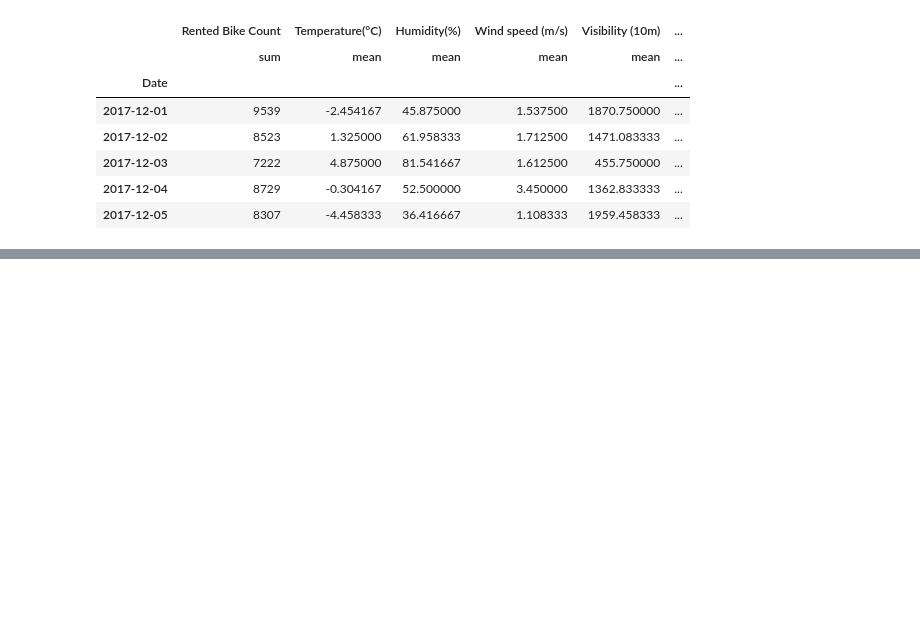
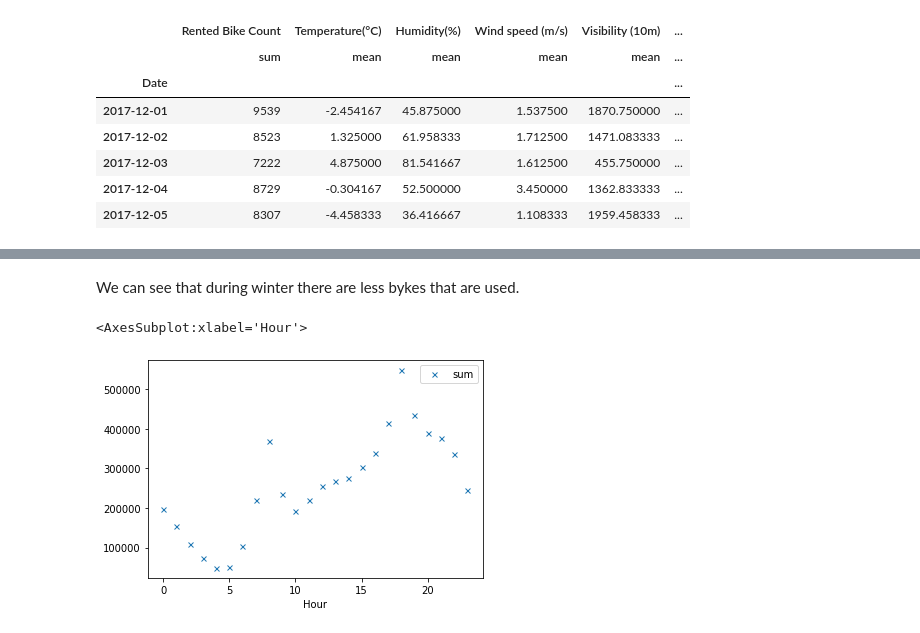
Before and after one commit to Pierre-Portfolio/Seoul-Bike-Sharing, a Jupyter notebook: SeoulBike.ipynb, the cells around one changed output, grey strips where cells are left out. Cells and saved outputs as stored; diff of their text form; code cells hidden in the pictures; blank space fills up the shorter version.

```diff
--- a/SeoulBike.ipynb
+++ b/SeoulBike.ipynb
@@ -109,3 +118,7 @@ df2.head()
 | 2017-12-03 | 7222 | 4.875000 | 81.541667 | 1.612500 | 455.750000 | ... |
 | 2017-12-04 | 8729 | -0.304167 | 52.500000 | 3.450000 | 1362.833333 | ... |
 | 2017-12-05 | 8307 | -4.458333 | 36.416667 | 1.108333 | 1959.458333 | ... |
+# %%
+#We create sum dataframe for scattler plot
+dfHour = df.groupby('Hour').agg({'Rented Bike Count': ['sum'], 'Temperature(°C)': ['mean'], 'Humidity(%)': ['mean'], 'Wind speed (m/s)': ['mean'], 'Visibility (10m)': ['mean'], 'Dew point temperature(°C)': ['mean'], 'Solar Radiation (MJ/m2)': ['mean'], 'Rainfall(mm)': ['mean'], 'Snowfall (cm)': ['mean'], 'Seasons': ['mean'], 'Holiday': ['mean'], 'Functioning Day': ['mean']})
+dfHour.head()
@@ -111,0 +144,7 @@ df2.head()
+# %% [markdown]
+We can see that during winter there are less bykes that are used.
+# %%
+dfHour.plot(y="Rented Bike Count",linestyle="",marker="x",markersize=5)
+# %% [output]
+<AxesSubplot:xlabel='Hour'>
+[figure, added]
```
Also changed, not shown: parts of 11 cells of this notebook.
